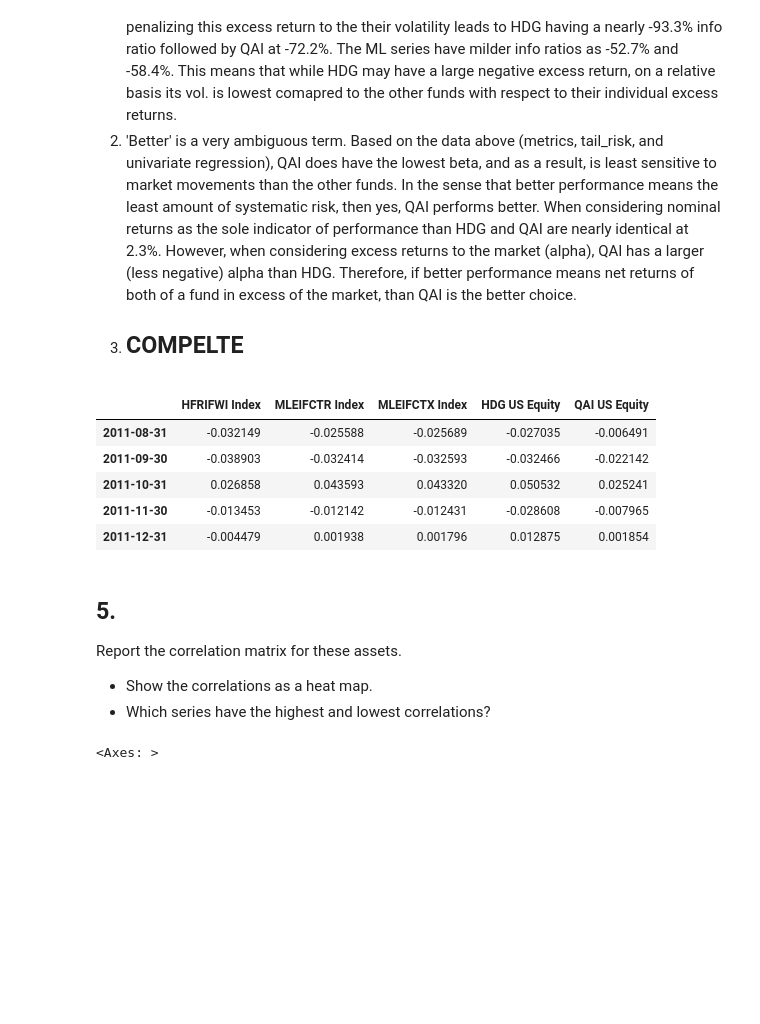
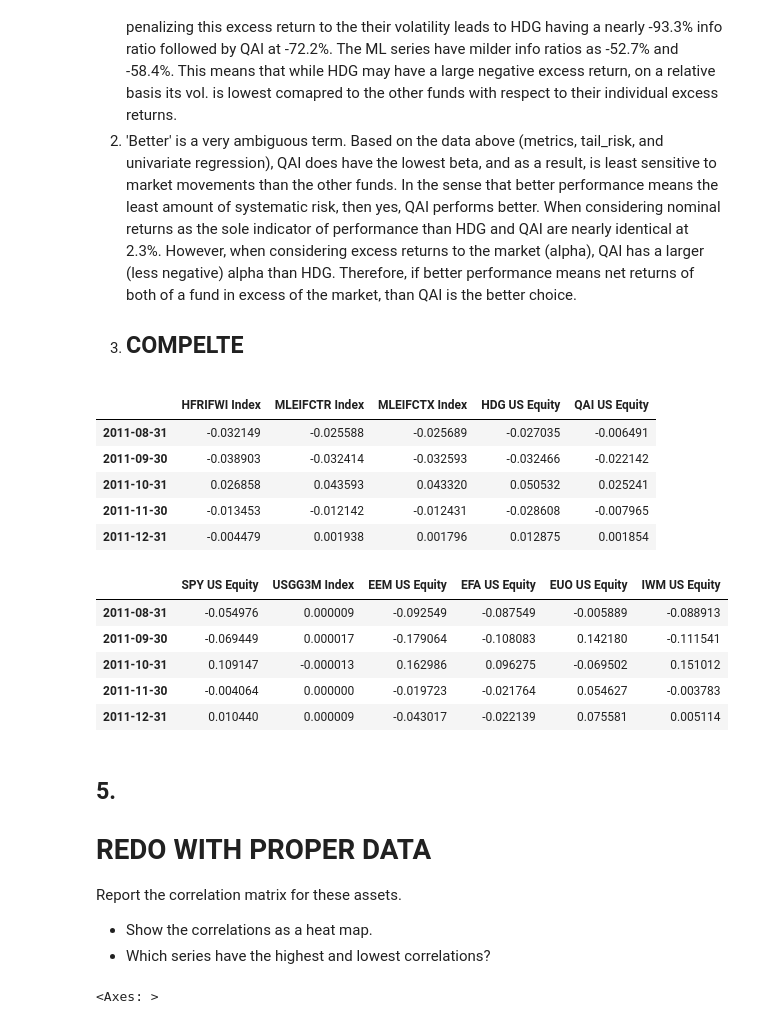
Before and after one commit to elliottgordon/finm-25000-a4-repository, a Jupyter notebook: hw2/Elliott_Homework_2.ipynb, the cells around one changed output. Cells and saved outputs as stored; diff of their text form; code cells hidden in the pictures; blank space fills up the shorter version.

```diff
--- a/hw2/Elliott_Homework_2.ipynb
+++ b/hw2/Elliott_Homework_2.ipynb
@@ -301,18 +301,31 @@ pd.concat([metrics(hedge_fund_series_df[['HDG US Equity', 'QAI US Equity']]),
 # %%
 hedge_fund_series_df_2024 = pd.read_excel(io = "./drive/MyDrive/Colab Notebooks/proshares_analysis_data_2024.xlsx",
                                      sheet_name='hedge_fund_series',
                                      index_col=0,
                                      parse_dates=[0])
-hedge_fund_series_df_2024.head(5)
+
+merrill_factors_df_2024 = pd.read_excel(io = './drive/MyDrive/Colab Notebooks/proshares_analysis_data_2024.xlsx',
+                                     sheet_name='merrill_factors',
+                                     index_col=0,
+                                     parse_dates=[0])
+display(hedge_fund_series_df_2024.head(5))
+display(merrill_factors_df_2024.head(5))
 # %% [output]
 |  | HFRIFWI Index | MLEIFCTR Index | MLEIFCTX Index | HDG US Equity | QAI US Equity |
 | 2011-08-31 | -0.032149 | -0.025588 | -0.025689 | -0.027035 | -0.006491 |
 | 2011-09-30 | -0.038903 | -0.032414 | -0.032593 | -0.032466 | -0.022142 |
 | 2011-10-31 | 0.026858 | 0.043593 | 0.043320 | 0.050532 | 0.025241 |
 | 2011-11-30 | -0.013453 | -0.012142 | -0.012431 | -0.028608 | -0.007965 |
 | 2011-12-31 | -0.004479 | 0.001938 | 0.001796 | 0.012875 | 0.001854 |
+|  | SPY US Equity | USGG3M Index | EEM US Equity | EFA US Equity | EUO US Equity | IWM US Equity |
+| 2011-08-31 | -0.054976 | 0.000009 | -0.092549 | -0.087549 | -0.005889 | -0.088913 |
+| 2011-09-30 | -0.069449 | 0.000017 | -0.179064 | -0.108083 | 0.142180 | -0.111541 |
+| 2011-10-31 | 0.109147 | -0.000013 | 0.162986 | 0.096275 | -0.069502 | 0.151012 |
+| 2011-11-30 | -0.004064 | 0.000000 | -0.019723 | -0.021764 | 0.054627 | -0.003783 |
+| 2011-12-31 | 0.010440 | 0.000009 | -0.043017 | -0.022139 | 0.075581 | 0.005114 |
 # %% [markdown]
 ## 5.
+# REDO WITH PROPER DATA
 
 Report the correlation matrix for these assets.
 * Show the correlations as a heat map.
```
Also changed, not shown: parts of 3 cells of this notebook.
